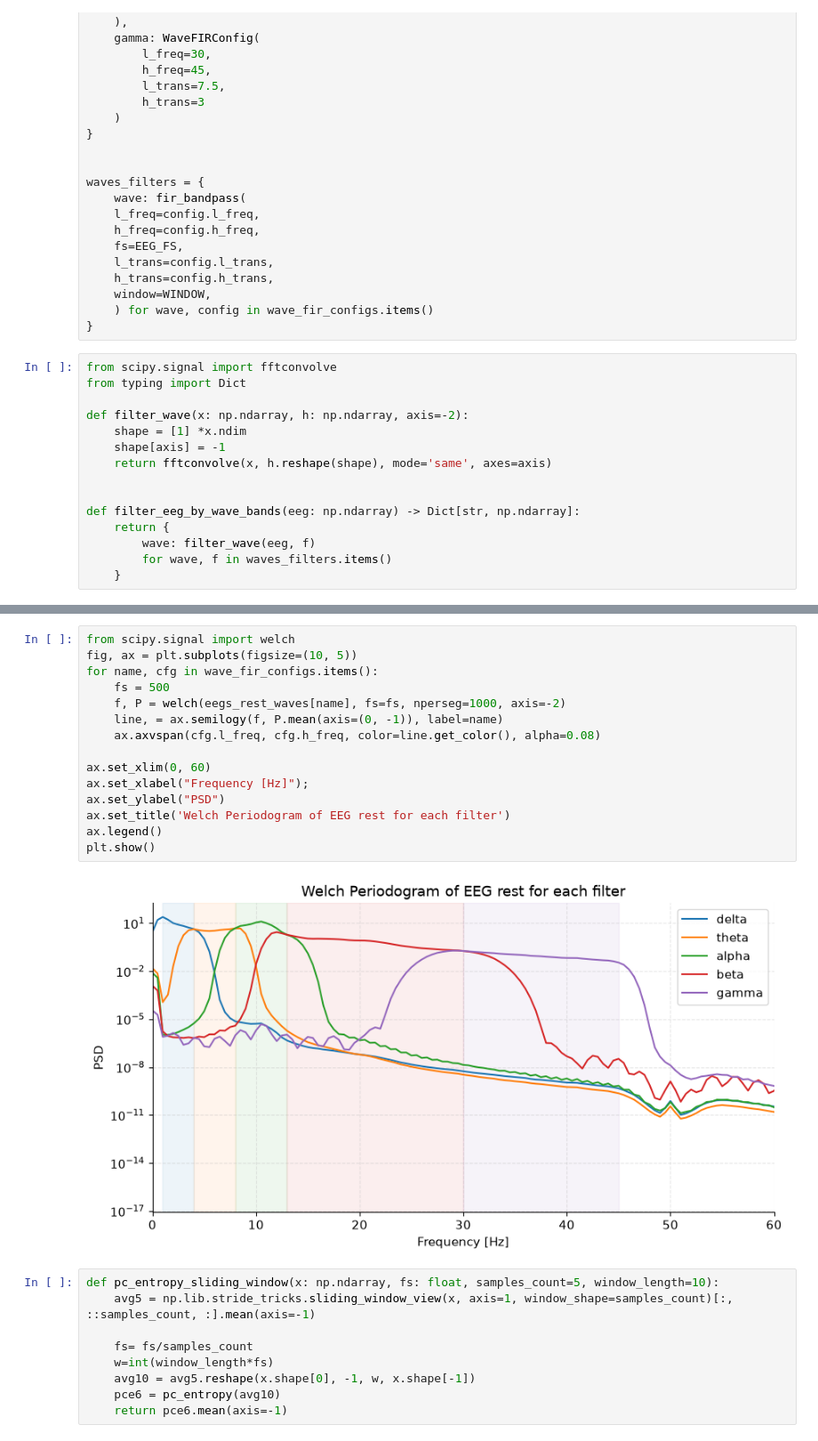
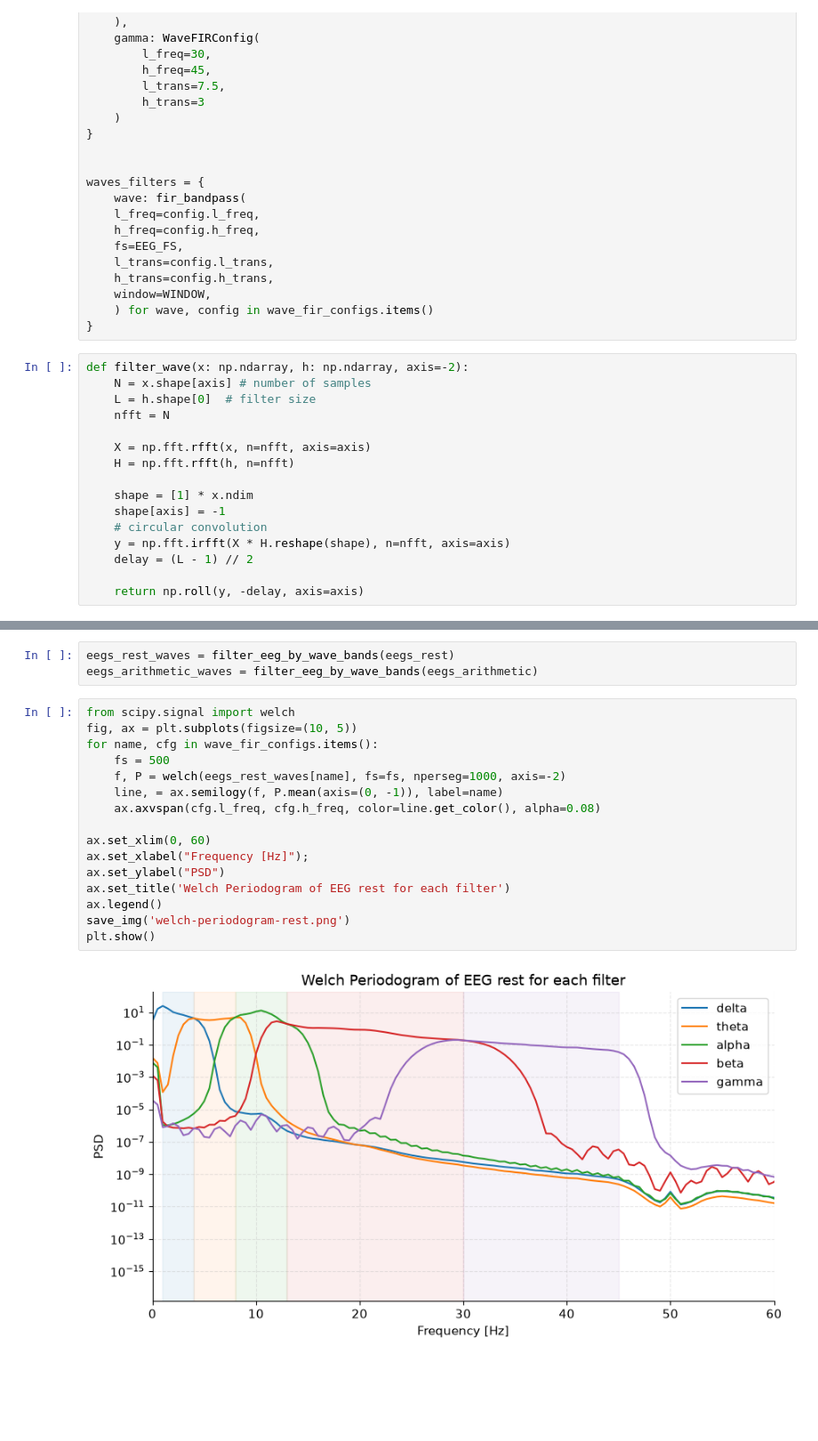
Before and after one commit to francodesource/principal-component-entropy, a Jupyter notebook: pce.ipynb, the cells around one changed output, grey strips where cells are left out. Shown at 89% size. Cells and saved outputs as stored; diff of their text form; blank space fills up the shorter version.

Commit message:
refactor filter with circular convolution

```diff
--- a/pce.ipynb
+++ b/pce.ipynb
@@ -605,18 +620,19 @@ waves_filters = {
     ) for wave, config in wave_fir_configs.items()
 }
 # %%
-from scipy.signal import fftconvolve
-from typing import Dict
+def filter_wave(x: np.ndarray, h: np.ndarray, axis=-2):
+    N = x.shape[axis] # number of samples
+    L = h.shape[0]  # filter size
+    nfft = N
 
-def filter_wave(x: np.ndarray, h: np.ndarray, axis=-2):
-    shape = [1] *x.ndim
+    X = np.fft.rfft(x, n=nfft, axis=axis)
+    H = np.fft.rfft(h, n=nfft)
+
+    shape = [1] * x.ndim
     shape[axis] = -1
-    return fftconvolve(x, h.reshape(shape), mode='same', axes=axis)
+    # circular convolution
+    y = np.fft.irfft(X * H.reshape(shape), n=nfft, axis=axis)
+    delay = (L - 1) // 2
 
-
-def filter_eeg_by_wave_bands(eeg: np.ndarray) -> Dict[str, np.ndarray]:
-    return {
-        wave: filter_wave(eeg, f)
-        for wave, f in waves_filters.items()
-    }
+    return np.roll(y, -delay, axis=axis)
 # %%
@@ -625,27 +646,22 @@ eegs_arithmetic_waves = filter_eeg_by_wave_bands(eegs_arithmetic)
 # %%
-from scipy.signal import welch
-fig, ax = plt.subplots(figsize=(10, 5))
-for name, cfg in wave_fir_configs.items():
-    fs = 500
-    f, P = welch(eegs_rest_waves[name], fs=fs, nperseg=1000, axis=-2)
-    line, = ax.semilogy(f, P.mean(axis=(0, -1)), label=name)
-    ax.axvspan(cfg.l_freq, cfg.h_freq, color=line.get_color(), alpha=0.08)
-
-ax.set_xlim(0, 60)
-ax.set_xlabel("Frequency [Hz]");
-ax.set_ylabel("PSD")
-ax.set_title('Welch Periodogram of EEG rest for each filter')
-ax.legend()
-plt.show()
+eegs_rest_waves = filter_eeg_by_wave_bands(eegs_rest)
+eegs_arithmetic_waves = filter_eeg_by_wave_bands(eegs_arithmetic)
-# %% [output]
-[figure, removed]
 # %%
-def pc_entropy_sliding_window(x: np.ndarray, fs: float, samples_count=5, window_length=10):
-    avg5 = np.lib.stride_tricks.sliding_window_view(x, axis=1, window_shape=samples_count)[:, ::samples_count, :].mean(axis=-1)
+from scipy.signal import welch
+fig, ax = plt.subplots(figsize=(10, 5))
+for name, cfg in wave_fir_configs.items():
+    fs = 500
+    f, P = welch(eegs_rest_waves[name], fs=fs, nperseg=1000, axis=-2)
+    line, = ax.semilogy(f, P.mean(axis=(0, -1)), label=name)
+    ax.axvspan(cfg.l_freq, cfg.h_freq, color=line.get_color(), alpha=0.08)
 
-    fs= fs/samples_count
-    w=int(window_length*fs)
-    avg10 = avg5.reshape(x.shape[0], -1, w, x.shape[-1])
-    pce6 = pc_entropy(avg10)
-    return pce6.mean(axis=-1)
+ax.set_xlim(0, 60)
+ax.set_xlabel("Frequency [Hz]");
+ax.set_ylabel("PSD")
+ax.set_title('Welch Periodogram of EEG rest for each filter')
+ax.legend()
+save_img('welch-periodogram-rest.png')
+plt.show()
+# %% [output]
+[figure, added]
 # %%
```
Also changed, not shown: parts of 25 cells of this notebook, 1 other file.
